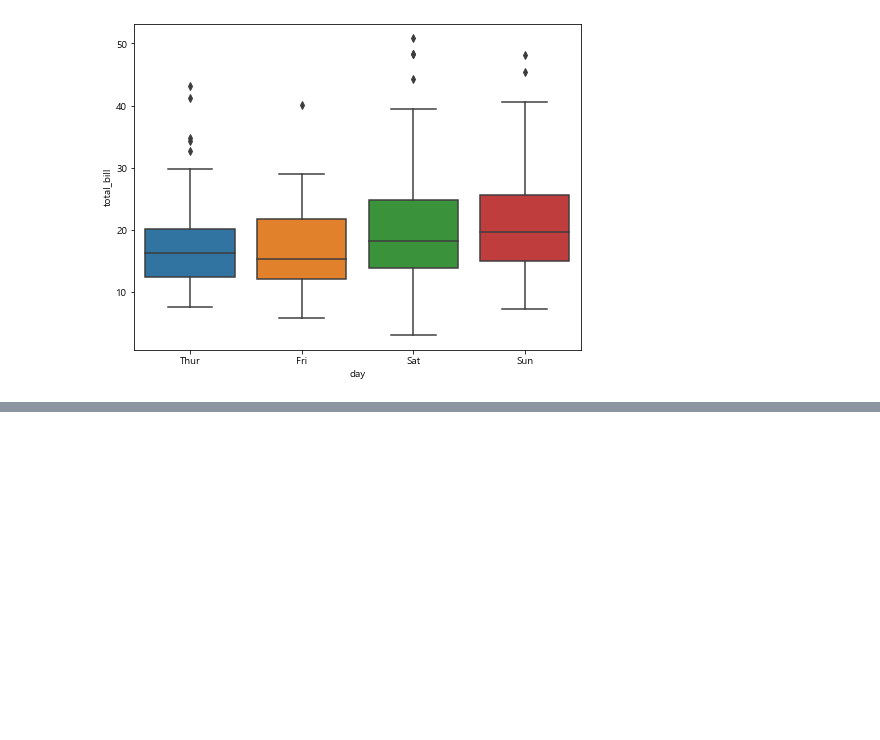
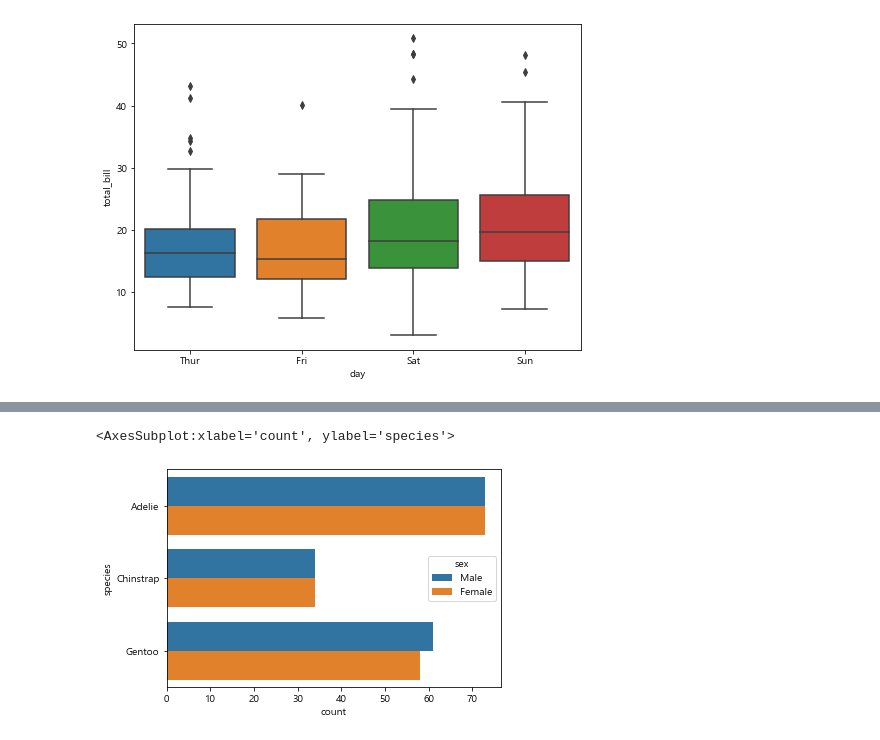
Before and after one commit to gitea0101/jupyter_note, a Jupyter notebook: dataframe/Data_ex2.ipynb, the cells around one changed output, grey strips where cells are left out. Saved outputs shown, nothing was run; the diff lists cells and outputs as text; code cells hidden in the pictures; blank space fills up the shorter version.

```diff
--- a/dataframe/Data_ex2.ipynb
+++ b/dataframe/Data_ex2.ipynb
@@ -84,0 +119,5 @@ sns.boxplot(x='day',y='total_bill',data=tips)
+# %%
+sns.countplot(data = penguins, y='species', hue='sex')
+# %% [output]
+<AxesSubplot:xlabel='count', ylabel='species'>
+[figure, added]
```
Also changed, not shown: parts of 11 cells of this notebook.
